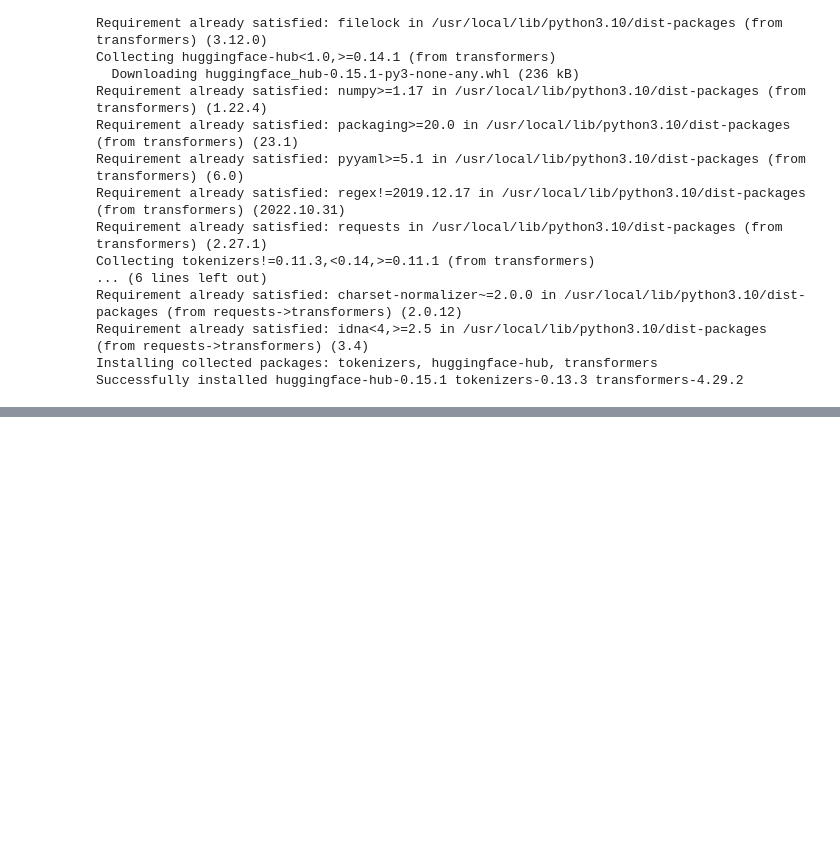
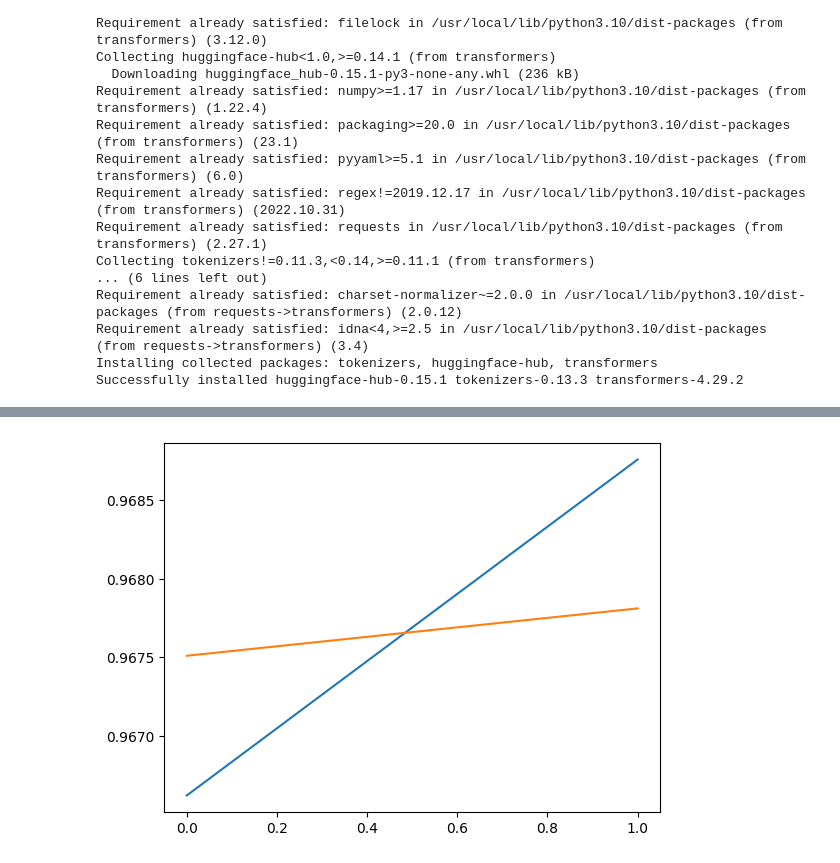
Before and after one commit to hunkim98/transformers_practice, a Jupyter notebook: transformers_classification_multiple.ipynb, the cells around one changed output, grey strips where cells are left out. Drawn from its saved outputs; the diff is of its cells as text; code cells hidden in the pictures; blank space fills up the shorter version.

```diff
--- a/transformers_classification_multiple.ipynb
+++ b/transformers_classification_multiple.ipynb
@@ -29,0 +226,11 @@ from urllib.request import urlretrieve
+# %%
+from sklearn.metrics import accuracy_score
+
+def get_accuracy(y, y_pred):
+    acc = []
+    for i,j in zip(y, y_pred):
+        acc.append(accuracy_score(i,j))
+    return np.mean(acc)
+
+def accuracy(y, y_pred):
+    return tf.py_function(get_accuracy, (y, tf.cast((y_pred>0.5), tf.float32)), tf.double)
@@ -29,0 +257,2 @@ from urllib.request import urlretrieve
+# %%
+multi_label_model = build_multi_label_model(tokenizer_max_length, len(labels))
@@ -29,0 +277,16 @@ from urllib.request import urlretrieve
+# %%
+from keras.optimizers import Adam
+metrics = [accuracy]
+multi_label_model.compile(optimizer=Adam(learning_rate=3e-5, epsilon=1e-08),\
+                          loss='binary_crossentropy', metrics=metrics)
+# %%
+history = multi_label_model.fit({'input_ids': X_train_tokens['input_ids'],\
+                                   'attention_mask': X_train_tokens['attention_mask']},\
+                                  y_train,
+                                  epochs=2,
+                                  batch_size=32,
+                                  validation_data=({\
+                                      'input_ids': X_val_tokens['input_ids'],\
+                                      'attention_mask': X_val_tokens['attention_mask']\
+                                  }, y_val)
+                                  )
@@ -29,0 +298,13 @@ from urllib.request import urlretrieve
+# %%
+df_metric = pd.DataFrame()
+df_metric['epoch'] = np.arange(len(history.history['loss']))
+df_metric['loss'] = history.history['loss']
+df_metric['val_loss'] = history.history['val_loss']
+df_metric['accuracy'] = history.history['accuracy']
+df_metric['val_accuracy'] = history.history['val_accuracy']
+
+plt.plot(df_metric['epoch'], df_metric['accuracy'])
+plt.plot(df_metric['epoch'], df_metric['val_accuracy'])
+plt.show()
+# %% [output]
+[figure, added]
```
Also changed, not shown: parts of 41 cells of this notebook.
